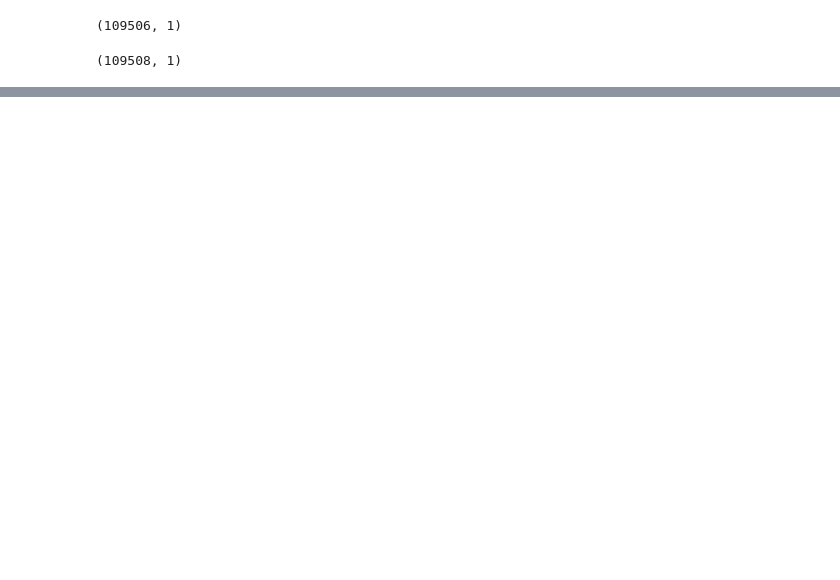
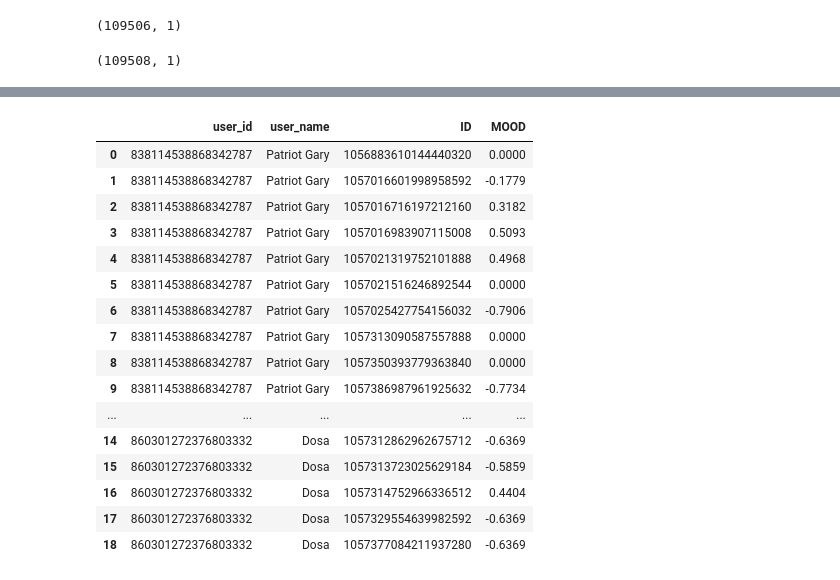
Before and after one commit to annaaniol/DataExploration, a Jupyter notebook: vader_analys.ipynb, the cells around one changed output, grey strips where cells are left out. Saved outputs shown, nothing was run; the diff lists cells and outputs as text; code cells hidden in the pictures; blank space fills up the shorter version.

Commit message:
Vader for users analyse

```diff
--- a/vader_analys.ipynb
+++ b/vader_analys.ipynb
@@ -122,0 +138,35 @@ figure2.plot.bar( y='amount', rot=0, title="Amount of percent sentiment")
+# %%
+### Get Vader for this users
+users = ["Patriot Gary", "Dosa"]
+users_moods = pd.DataFrame(columns=["user_id", "user_name", "ID", "MOOD"])
+for user in users:
+    users_moods = users_moods.append(pd.read_sql_query('SELECT user.user_id, user_name, tweet.tweet_id as ID, vader.compound as MOOD \
+FROM user \
+JOIN tweet ON tweet.user_id = user.user_id \
+JOIN vader ON tweet.tweet_id = vader.id \
+WHERE user_name = "' + user + '" \
+UNION \
+SELECT user.user_id, user_name, retweet.retweet_id as ID, vader.compound as MOOD \
+FROM user \
+JOIN vader ON retweet.retweet_id = vader.id \
+JOIN retweet ON retweet.user_id = user.user_id \
+WHERE user_name = "' + user + '"', engine))
+users_moods
+# %% [output]
+|  | user_id | user_name | ID | MOOD |
+| 0 | 838114538868342787 | Patriot Gary | 1056883610144440320 | 0.0000 |
+| 1 | 838114538868342787 | Patriot Gary | 1057016601998958592 | -0.1779 |
+| 2 | 838114538868342787 | Patriot Gary | 1057016716197212160 | 0.3182 |
+| 3 | 838114538868342787 | Patriot Gary | 1057016983907115008 | 0.5093 |
+| 4 | 838114538868342787 | Patriot Gary | 1057021319752101888 | 0.4968 |
+| 5 | 838114538868342787 | Patriot Gary | 1057021516246892544 | 0.0000 |
+| 6 | 838114538868342787 | Patriot Gary | 1057025427754156032 | -0.7906 |
+| 7 | 838114538868342787 | Patriot Gary | 1057313090587557888 | 0.0000 |
+| 8 | 838114538868342787 | Patriot Gary | 1057350393779363840 | 0.0000 |
+| 9 | 838114538868342787 | Patriot Gary | 1057386987961925632 | -0.7734 |
+| ... | ... | ... | ... | ... |
+| 14 | 860301272376803332 | Dosa | 1057312862962675712 | -0.6369 |
+| 15 | 860301272376803332 | Dosa | 1057313723025629184 | -0.5859 |
+| 16 | 860301272376803332 | Dosa | 1057314752966336512 | 0.4404 |
+| 17 | 860301272376803332 | Dosa | 1057329554639982592 | -0.6369 |
+| 18 | 860301272376803332 | Dosa | 1057377084211937280 | -0.6369 |
```
Also changed, not shown: parts of 12 cells of this notebook.
